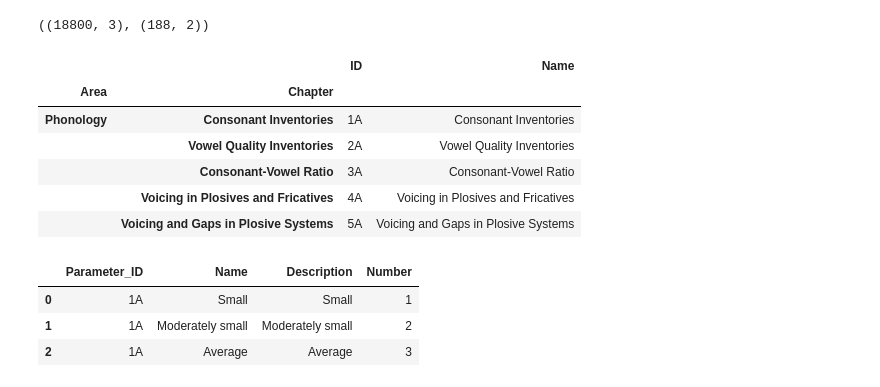
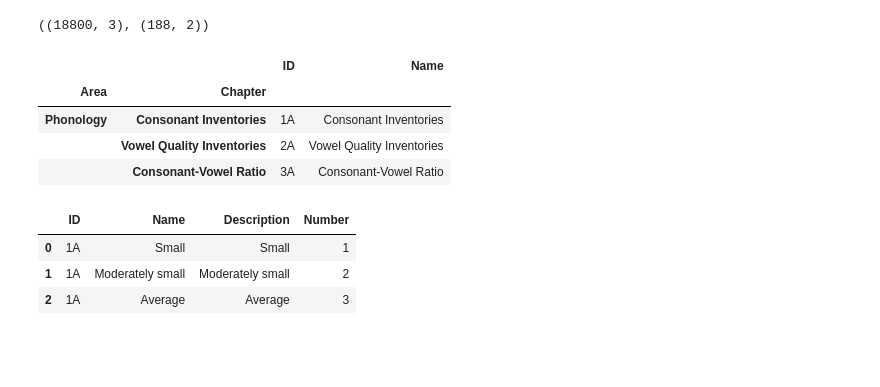
Before and after one commit to Pappa/conlanger, a Jupyter notebook: notebooks/wals_parameters_gan.ipynb, the cells around one changed output. Cells and saved outputs as stored; diff of their text form; code cells hidden in the pictures; blank space fills up the shorter version.

```diff
--- a/notebooks/wals_parameters_gan.ipynb
+++ b/notebooks/wals_parameters_gan.ipynb
@@ -334,33 +289,30 @@ generated_parameters.shape, parameters.shape
 # %%
 from cldfbench import get_dataset
 
 wals = get_dataset("wals").cldf_reader()
 
 param_df = (
     pd.DataFrame(wals.iter_rows("ParameterTable"))
     .set_index(["Area", "Chapter"])
     .drop(columns=["Description", "Contributor_ID"])
 )
 
 param_df = param_df[
     ~param_df.index.get_level_values("Area").isin(["Sign Languages", "Other"])
 ]
 
-param_df.head(5)
+display(param_df.head(3))
+
+code_df = pd.DataFrame(wals.iter_rows("CodeTable"))[["Parameter_ID", "Name", "Description", "Number"]].rename(columns={"Parameter_ID":"ID"})
+
+display(code_df.head(3))
 # %% [output]
 |  |  | ID | Name |
 | Area | Chapter |  |  |
 | Phonology | Consonant Inventories | 1A | Consonant Inventories |
 |  | Vowel Quality Inventories | 2A | Vowel Quality Inventories |
 |  | Consonant-Vowel Ratio | 3A | Consonant-Vowel Ratio |
-|  | Voicing in Plosives and Fricatives | 4A | Voicing in Plosives and Fricatives |
-|  | Voicing and Gaps in Plosive Systems | 5A | Voicing and Gaps in Plosive Systems |
+|  | ID | Name | Description | Number |
+| 0 | 1A | Small | Small | 1 |
+| 1 | 1A | Moderately small | Moderately small | 2 |
+| 2 | 1A | Average | Average | 3 |
-# %%
-code_df = pd.DataFrame(wals.iter_rows("CodeTable"))[["Parameter_ID", "Name", "Description", "Number"]]
-
-code_df.head(3)
-# %% [output]
-|  | Parameter_ID | Name | Description | Number |
-| 0 | 1A | Small | Small | 1 |
-| 1 | 1A | Moderately small | Moderately small | 2 |
-| 2 | 1A | Average | Average | 3 |
```
Also changed, not shown: parts of 14 cells of this notebook, 2 other files.
